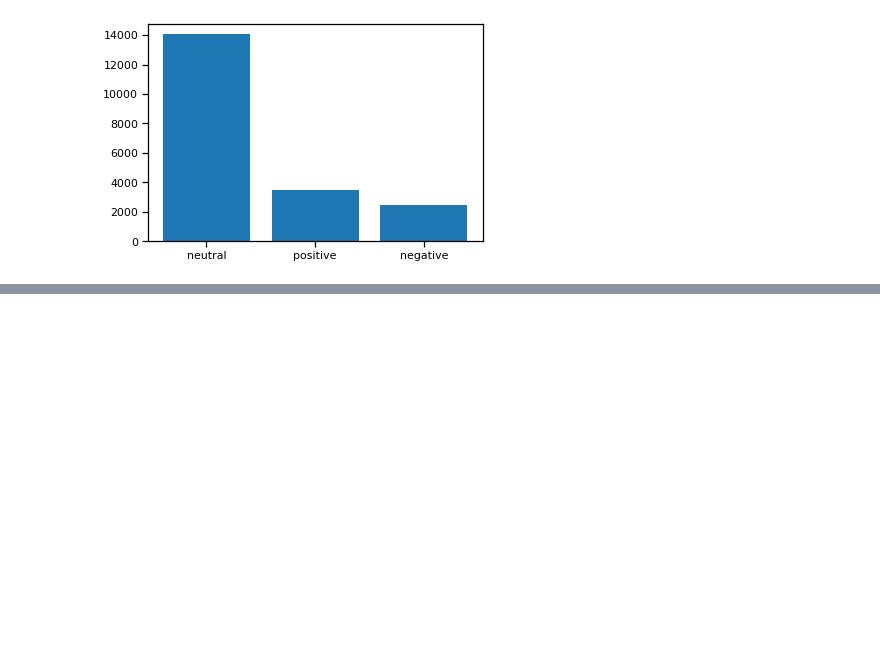
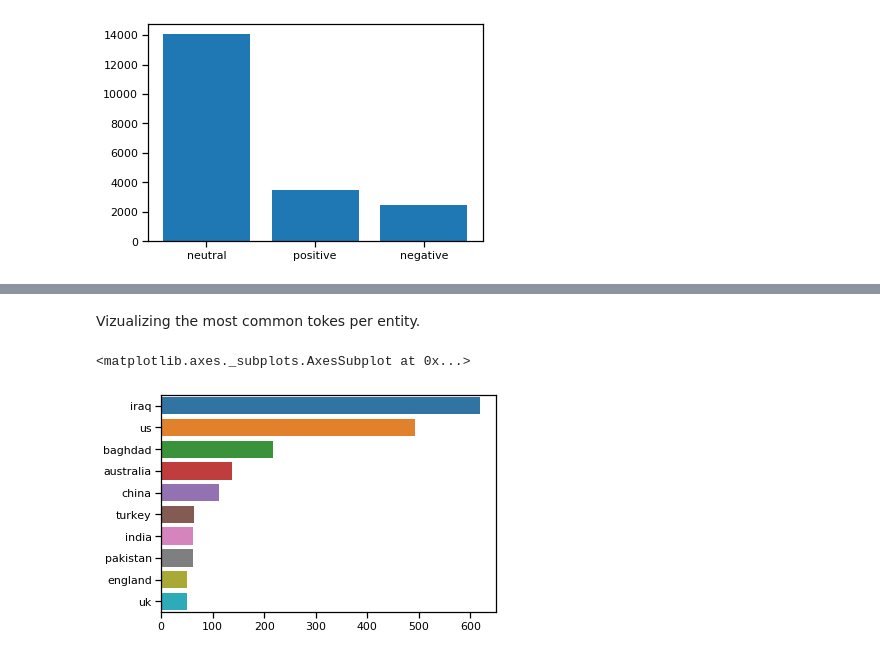
Before and after one commit to Cauchy-1899c/Project-4-LanguageProcessing, a Jupyter notebook: Untitled4.ipynb, the cells around one changed output, grey strips where cells are left out. Cells and saved outputs as stored; diff of their text form; code cells hidden in the pictures; blank space fills up the shorter version.

```diff
--- a/Untitled4.ipynb
+++ b/Untitled4.ipynb
@@ -381,0 +473,16 @@ plt.bar(news.polarity.value_counts().index,
+# %% [markdown]
+Vizualizing the most common tokes per entity.
+# %%
+def ner(text,ent="GPE"):
+    doc=nlp(text)
+    return [x.text for x in doc.ents if x.label_ == ent]
+
+gpe=news['headline_text'].apply(lambda x: ner(x))
+gpe=[i for x in gpe for i in x]
+counter = Counter(gpe)
+
+x,y=map(list,zip(*counter.most_common(10)))
+sns.barplot(y,x)
+# %% [output]
+<matplotlib.axes._subplots.AxesSubplot at 0x...>
+[figure, added]
```
Also changed, not shown: parts of 29 cells of this notebook.
